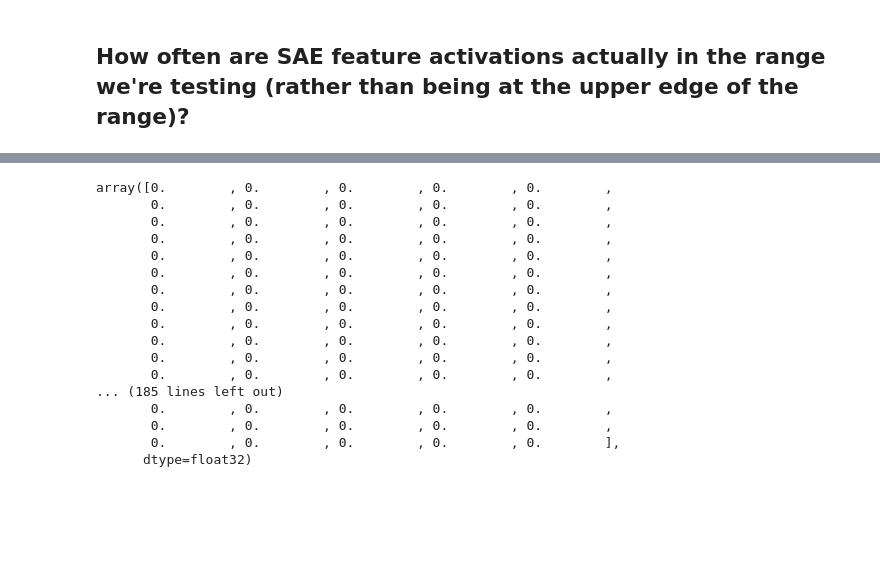
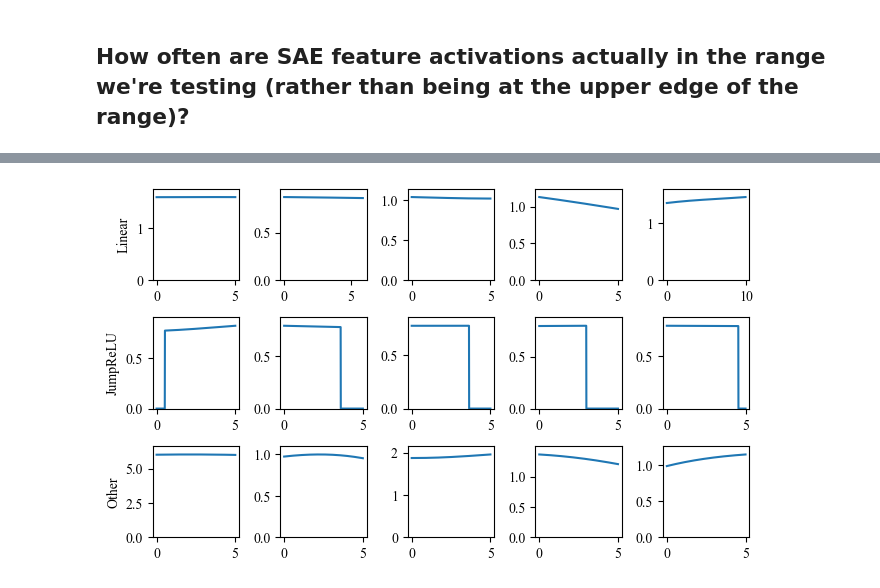
Before and after one commit to jugard99/jacobian-saes, a Jupyter notebook: notebooks/fs_approx_linear.ipynb, the cells around one changed output, grey strips where cells are left out. Saved outputs shown, nothing was run; the diff lists cells and outputs as text; code cells hidden in the pictures; blank space fills up the shorter version.

```diff
--- a/notebooks/fs_approx_linear.ipynb
+++ b/notebooks/fs_approx_linear.ipynb
@@ -682,20 +625,57 @@ array([0.        , 0.005005  , 0.01001001, 0.01501501, 0.02002002,
-# %%
-other_f_data[1]
-# %% [output]
-array([0.        , 0.        , 0.        , 0.        , 0.        ,
-       0.        , 0.        , 0.        , 0.        , 0.        ,
-       0.        , 0.        , 0.        , 0.        , 0.        ,
-       0.        , 0.        , 0.        , 0.        , 0.        ,
-       0.        , 0.        , 0.        , 0.        , 0.        ,
-       0.        , 0.        , 0.        , 0.        , 0.        ,
-       0.        , 0.        , 0.        , 0.        , 0.        ,
-       0.        , 0.        , 0.        , 0.        , 0.        ,
-       0.        , 0.        , 0.        , 0.        , 0.        ,
-       0.        , 0.        , 0.        , 0.        , 0.        ,
-       0.        , 0.        , 0.        , 0.        , 0.        ,
-       0.        , 0.        , 0.        , 0.        , 0.        ,
-... (185 lines left out)
-       0.        , 0.        , 0.        , 0.        , 0.        ,
-       0.        , 0.        , 0.        , 0.        , 0.        ,
-       0.        , 0.        , 0.        , 0.        , 0.        ],
-      dtype=float32)
+# %%
+def does_func_move(feature_data):
+    _, ys = get_act_relationship(feature_data,
+                                 max(5, feature_data["in_feature_strength"]+1),
+                                 n_points=10)
+    return (ys[-1] - ys[0]).abs() > 0.1
+
+def add_func_plot(feature_data, ax):
+    xs, ys = get_act_relationship(feature_data, max(5, feature_data["in_feature_strength"]+1))
+    ax.plot(xs.cpu().numpy(), ys.cpu().numpy())
+    ax.set_ylim(0, max(ys.cpu().numpy()) * 1.1)
+
+linear_examples = []
+jumprelu_examples = []
+other_examples = []
+random.shuffle(results)
+for r in results:
+    if is_linear(r)[0]:
+        if len(linear_examples) > 2 and not does_func_move(r):
+            continue
+        if len(linear_examples) < 5:
+            linear_examples.append(r)
+    elif is_jump_relu(r)[0]:
+        if len(jumprelu_examples) > 2 and not does_func_move(r):
+            continue
+        if len(jumprelu_examples) < 5:
+            jumprelu_examples.append(r)
+    else:
+        if len(other_examples) > 2 and not does_func_move(r):
+            continue
+        if len(other_examples) < 5:
+            other_examples.append(r)
+    if len(linear_examples) >= 5 and len(jumprelu_examples) >= 5 and len(other_examples) >= 5:
+        break
+
+
+fig, axes = plt.subplots(3, 5, figsize=(6.75, 4))
+
+for func, ax in zip(linear_examples, axes[0]):
+    add_func_plot(func, ax)
+for func, ax in zip(jumprelu_examples, axes[1]):
+    add_func_plot(func, ax)
+for func, ax in zip(other_examples, axes[2]):
+    add_func_plot(func, ax)
+
+axes[0][0].set_ylabel("Linear")
+axes[1][0].set_ylabel("JumpReLU")
+axes[2][0].set_ylabel("Other")
+
+# Adjust layout
+plt.tight_layout(pad=1.0)
+
+# Show the plot
+plt.savefig('./charts/func_examples.pdf', dpi=300, bbox_inches='tight', pad_inches=0.1)
+plt.show()
+# %% [output]
+[figure, added]
```
Also changed, not shown: parts of 22 cells of this notebook, 1 other file.
